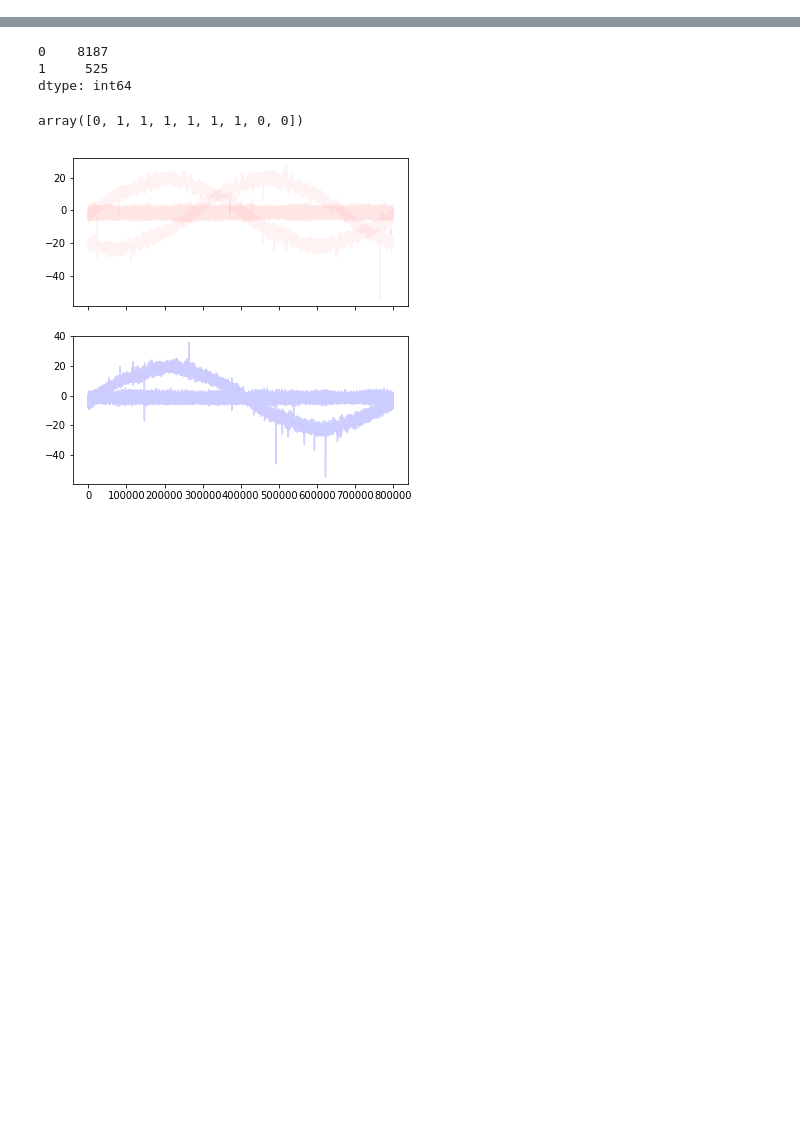
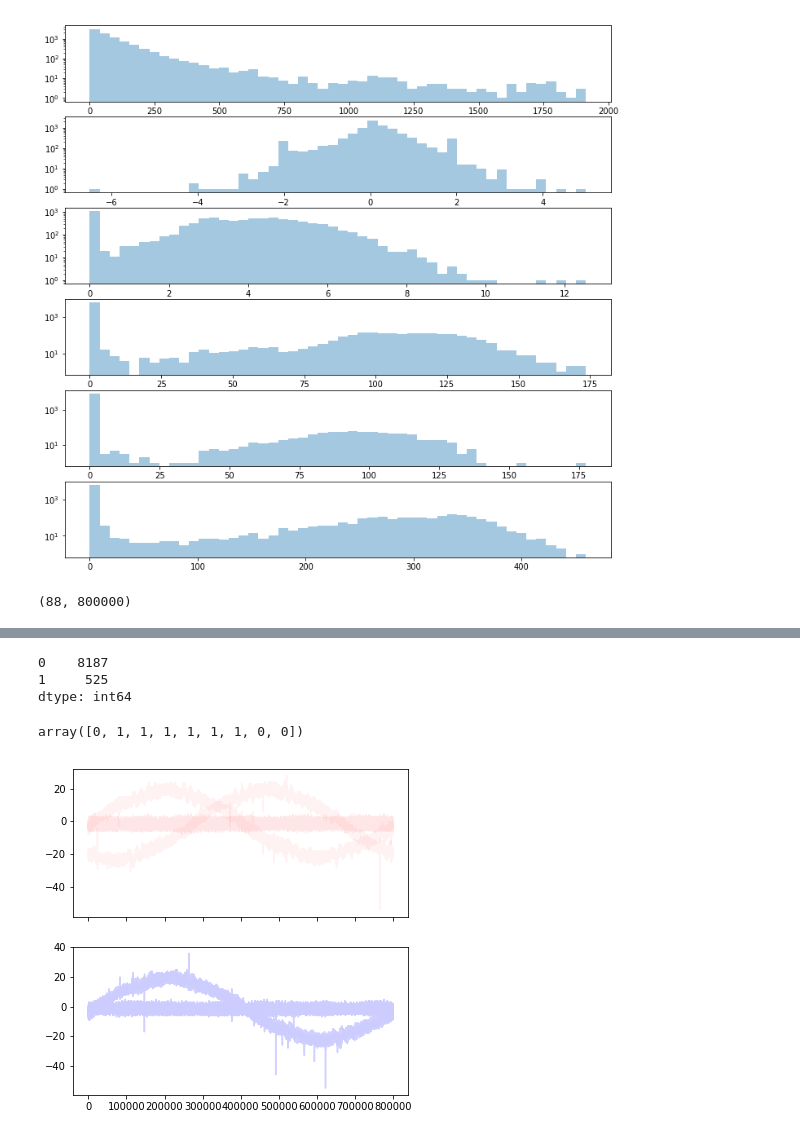
Before and after one commit to miguel-rita/remote-three, a Jupyter notebook: notebooks/drafts.ipynb, the cells around one changed output, grey strips where cells are left out. Drawn from its saved outputs; the diff is of its cells as text; code cells hidden in the pictures; blank space fills up the shorter version.

```diff
--- a/notebooks/drafts.ipynb
+++ b/notebooks/drafts.ipynb
@@ -25,0 +114,7 @@ dtype: int64
+# %%
+fig, axs = plt.subplots(nrows=6, sharex=False, figsize=(12,12))
+for i in range(6):
+    sns.distplot(feats[:,i], kde=False, ax=axs[i])
+    axs[i].set_yscale('log')
+# %% [output]
+[figure, added]
@@ -25,0 +123,4 @@ dtype: int64
+# %%
+pp_db20_train.shape
+# %% [output]
+(88, 800000)
```
Also changed, not shown: parts of 31 cells of this notebook, 10 other files.
